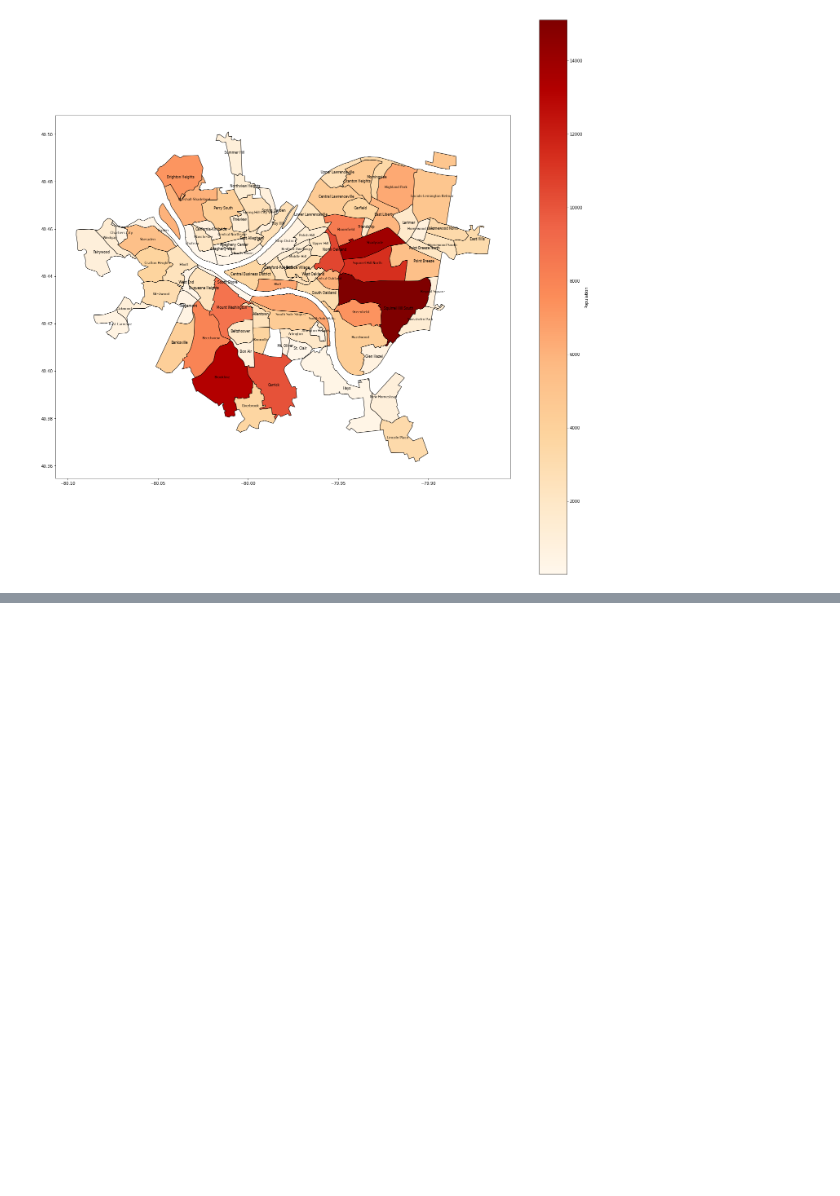
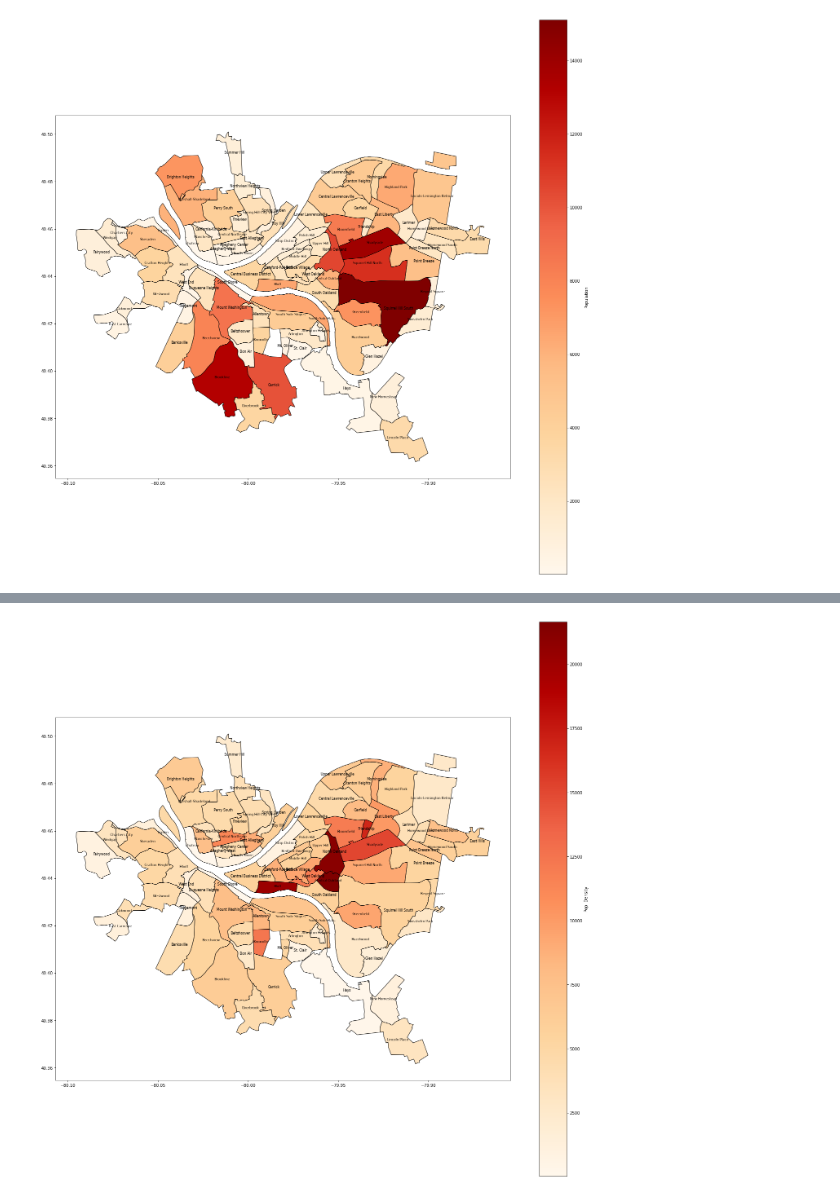
Before and after one commit to DomCampese/Big-Ideas-Final-Project, a Jupyter notebook: Final/FinalVersion.ipynb, the cells around one changed output, grey strips where cells are left out. Cells and saved outputs as stored; diff of their text form; code cells hidden in the pictures; blank space fills up the shorter version.

```diff
--- a/Final/FinalVersion.ipynb
+++ b/Final/FinalVersion.ipynb
@@ -145,0 +152,5 @@ for i, row in pop_map.iterrows():
+# %%
+# merge population data and shape data
+density_map = neighborhoods.merge(density, how='left', left_on='hood', right_on='Neighborhood')
+# verify the data merged correctly
+density_map[['hood', 'Persons / sq. mi (2010)', 'Neighborhood', 'geometry']].head()
@@ -145,0 +164,22 @@ for i, row in pop_map.iterrows():
+# %%
+# Code for labeling the map (https://stackoverflow.com/questions/38899190/geopandas-label-polygons)
+density_map['coords'] = density_map['geometry'].apply(lambda x: x.representative_point().coords[:])
+density_map['coords'] = [coords[0] for coords in density_map['coords']]
+
+# Map setup
+density_map.plot(column='Persons / sq. mi (2010)', # set the data to be used for coloring
+               cmap='OrRd',              # choose a color palette
+               edgecolor="black",        # outline the districts in black
+               legend=True,              # show the legend
+               legend_kwds={'label': "Pop. Density"}, # label the legend
+               figsize=(25, 25)        # set the size
+              # missing_kwds={"color": "lightgrey"}, # set disctricts with no data to gray
+               )
+
+
+# More map labeling code from above source
+for i, row in density_map.iterrows():
+    plt.annotate(text=row['hood'], xy=row['coords'],
+                 horizontalalignment='center', fontsize = '8')
+# %% [output]
+[figure, added]
```
Also changed, not shown: parts of 9 cells of this notebook.
